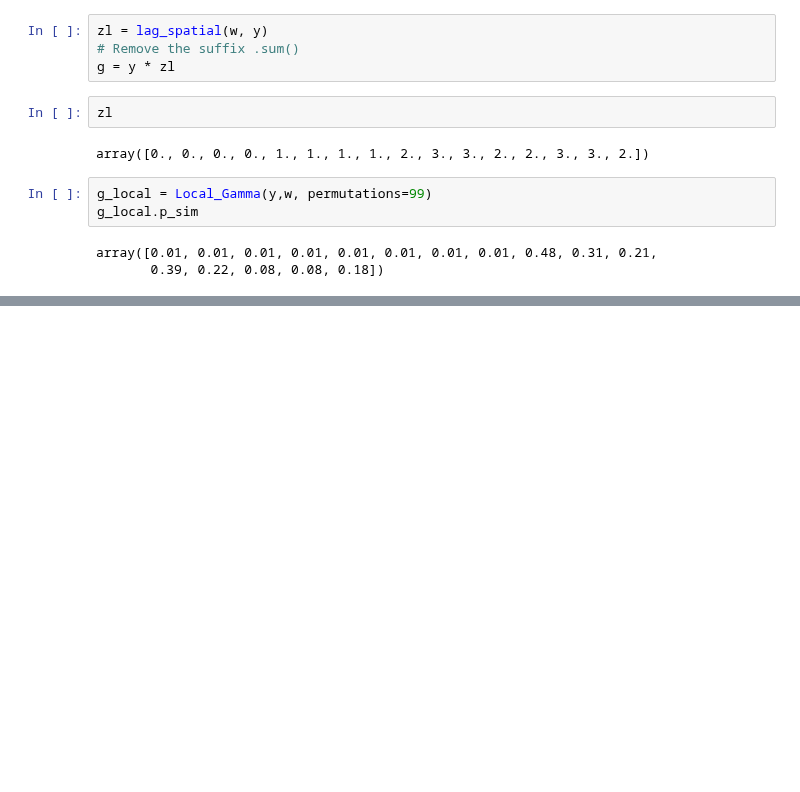
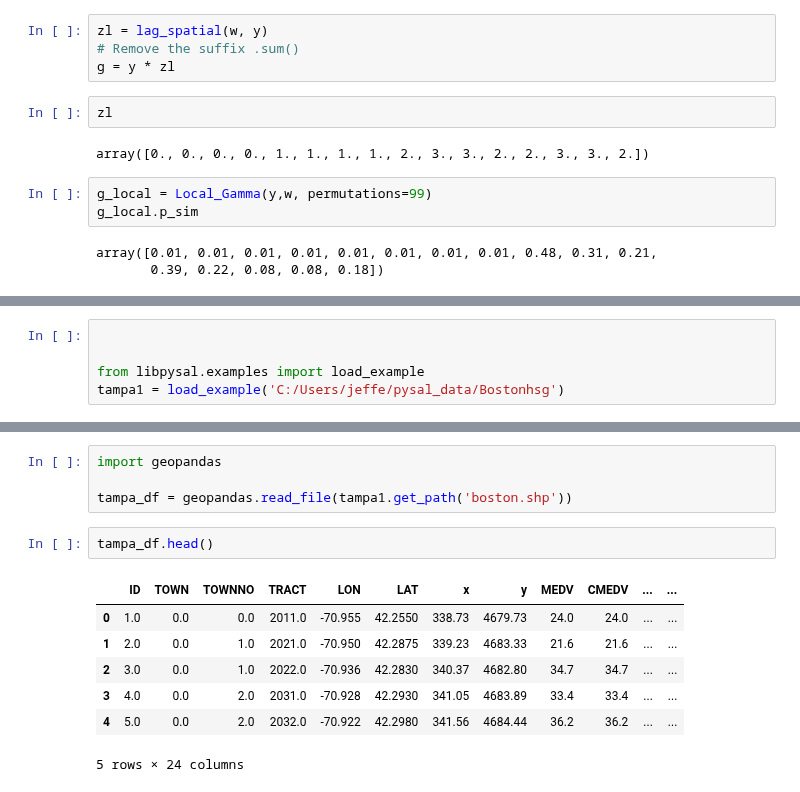
Before and after one commit to jeffcsauer/GSOC2020, a Jupyter notebook: scratch/Issues_Scratch.ipynb, the cells around one changed output, grey strips where cells are left out. Drawn from its saved outputs; the diff is of its cells as text; blank space fills up the shorter version.

```diff
--- a/scratch/Issues_Scratch.ipynb
+++ b/scratch/Issues_Scratch.ipynb
@@ -653,0 +720,5 @@ array([0.01, 0.01, 0.01, 0.01, 0.01, 0.01, 0.01, 0.01, 0.48, 0.31, 0.21,
+# %%
+
+
+from libpysal.examples import load_example
+tampa1 = load_example('C:/Users/jeffe/pysal_data/Bostonhsg')
@@ -653,0 +789,14 @@ array([0.01, 0.01, 0.01, 0.01, 0.01, 0.01, 0.01, 0.01, 0.48, 0.31, 0.21,
+# %%
+import geopandas
+
+tampa_df = geopandas.read_file(tampa1.get_path('boston.shp'))
+# %%
+tampa_df.head()
+# %% [output]
+|  | ID | TOWN | TOWNNO | TRACT | LON | LAT | x | y | MEDV | CMEDV | ... | ... |
+| 0 | 1.0 | 0.0 | 0.0 | 2011.0 | -70.955 | 42.2550 | 338.73 | 4679.73 | 24.0 | 24.0 | ... | ... |
+| 1 | 2.0 | 0.0 | 1.0 | 2021.0 | -70.950 | 42.2875 | 339.23 | 4683.33 | 21.6 | 21.6 | ... | ... |
+| 2 | 3.0 | 0.0 | 1.0 | 2022.0 | -70.936 | 42.2830 | 340.37 | 4682.80 | 34.7 | 34.7 | ... | ... |
+| 3 | 4.0 | 0.0 | 2.0 | 2031.0 | -70.928 | 42.2930 | 341.05 | 4683.89 | 33.4 | 33.4 | ... | ... |
+| 4 | 5.0 | 0.0 | 2.0 | 2032.0 | -70.922 | 42.2980 | 341.56 | 4684.44 | 36.2 | 36.2 | ... | ... |
+5 rows × 24 columns
```
Also changed, not shown: parts of 19 cells of this notebook, 8 other files.
